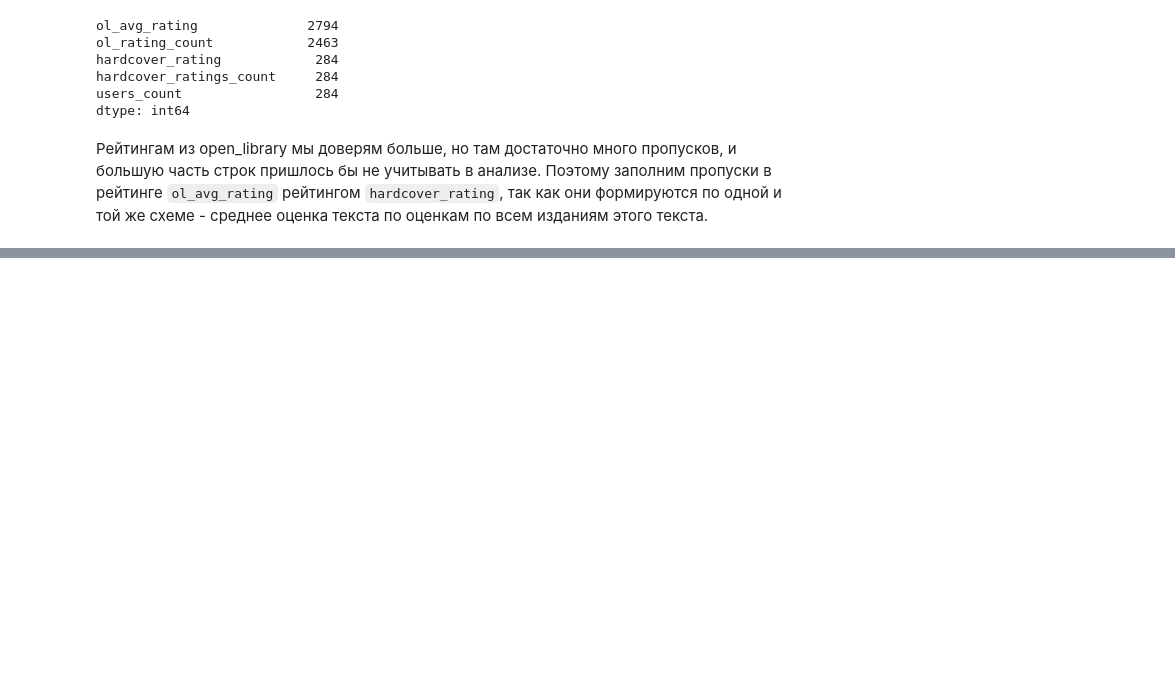
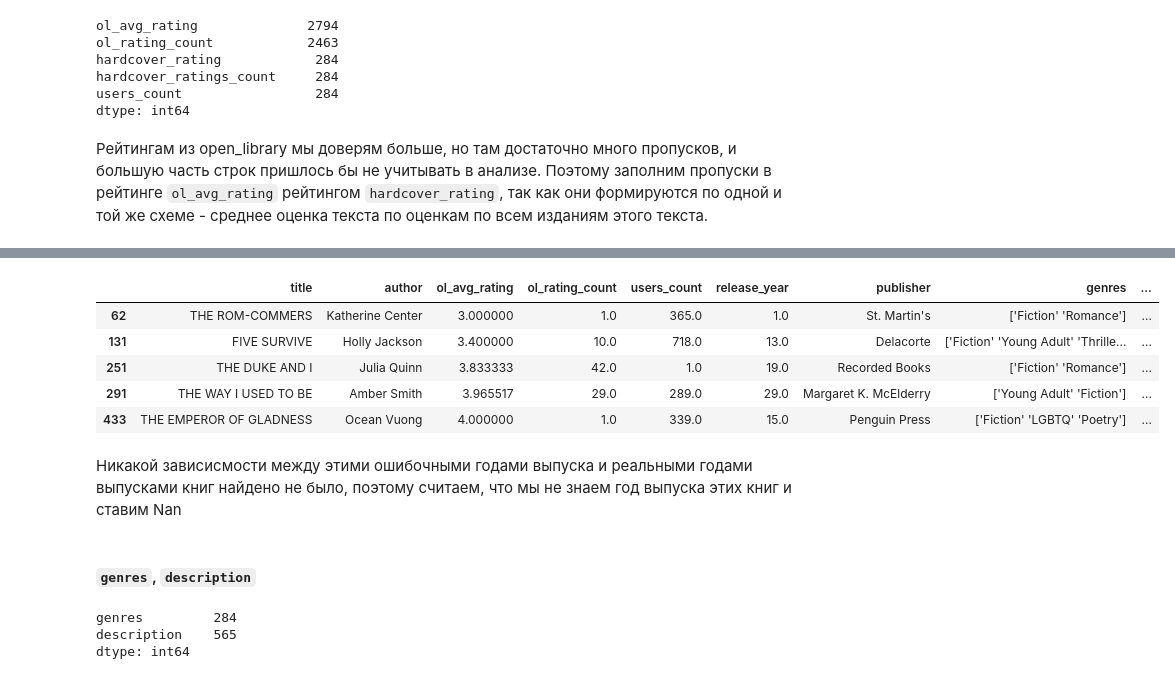
Before and after one commit to maxim-safonov/gp_2, a Jupyter notebook: EDA.ipynb, the cells around one changed output, grey strips where cells are left out. Drawn from its saved outputs; the diff is of its cells as text; code cells hidden in the pictures; blank space fills up the shorter version.

```diff
--- a/EDA.ipynb
+++ b/EDA.ipynb
@@ -580,7 +566,7 @@ df2.head(5)
 df2 = df2.drop(columns=["Unnamed: 0.1", "Unnamed: 0", "amazon_product_url", "article_chapter_link", "asterisk", "book_image", "book_image_height",
                         "book_image_width", "book_review_link", "book_uri", "contributor", "contributor_note", "created_date", "first_chapter_link",
                         "primary_isbn10", "primary_isbn13", "sunday_review_link", "updated_date", "isbns", "buy_links", "hardcover_title", "hardcover_author",
-                        "title_open_library", "author_open_library", "dagger"])
+                        "title_open_library", "author_open_library", "dagger", "Unnamed: 0.2", "id_book"])
 # %%
 df2.shape
 # %% [output]
@@ -589,7 +575,9 @@ df2.shape
 Переставим столбцы в более логичном для анализа порядке и переименуем некоторые столбцы для избежания разночтений
 # %%
 df2 = df2[["title", "author", "avg_rating", "rating_count", "hardcover_rating", "hardcover_ratings_count", "users_count", "price", "release_year",
-           "age_group", "publisher", "genres", "description", "rank", "rank_last_week", "weeks_on_list"]]
+           "age_group", "publisher", "genres", "description", "rank", "rank_last_week", "weeks_on_list", "categories", "publisher_google", "description_google",
+           "print_type", "page_count", "language", "country", "saleability", "is_ebook", "retail_price", "currency_code", "viewability", "public_domain",
+           "epub_avaliable", "pdf_avaliable"]]
 
 df2 = df2.rename(columns={"avg_rating":"ol_avg_rating", "rating_count":"ol_rating_count"})
 # %%
@@ -673,0 +679,2 @@ df2
+# %%
+df2 = df2.drop(columns=["price", "age_group"])
@@ -673,0 +703,11 @@ df2
+# %%
+df2[df2["release_year"] < 1750].head(5)
+# %% [output]
+|  | title | author | ol_avg_rating | ol_rating_count | users_count | release_year | publisher | genres | ... |
+| 62 | THE ROM-COMMERS | Katherine Center | 3.000000 | 1.0 | 365.0 | 1.0 | St. Martin's | ['Fiction' 'Romance'] | ... |
+| 131 | FIVE SURVIVE | Holly Jackson | 3.400000 | 10.0 | 718.0 | 13.0 | Delacorte | ['Fiction' 'Young Adult' 'Thrille... | ... |
+| 251 | THE DUKE AND I | Julia Quinn | 3.833333 | 42.0 | 1.0 | 19.0 | Recorded Books | ['Fiction' 'Romance'] | ... |
+| 291 | THE WAY I USED TO BE | Amber Smith | 3.965517 | 29.0 | 289.0 | 29.0 | Margaret K. McElderry | ['Young Adult' 'Fiction'] | ... |
+| 433 | THE EMPEROR OF GLADNESS | Ocean Vuong | 4.000000 | 1.0 | 339.0 | 15.0 | Penguin Press | ['Fiction' 'LGBTQ' 'Poetry'] | ... |
+# %% [markdown]
+Никакой зависисмости между этими ошибочными годами выпуска и реальными годами выпусками книг найдено не было, поэтому считаем, что мы не знаем год выпуска этих книг и ставим Nan
@@ -673,0 +716,8 @@ df2
+# %% [markdown]
+#### `genres`, `description`
+# %%
+df2[["genres", "description"]].isna().sum()
+# %% [output]
+genres         284
+description    565
+dtype: int64
```
Also changed, not shown: parts of 54 cells of this notebook.
